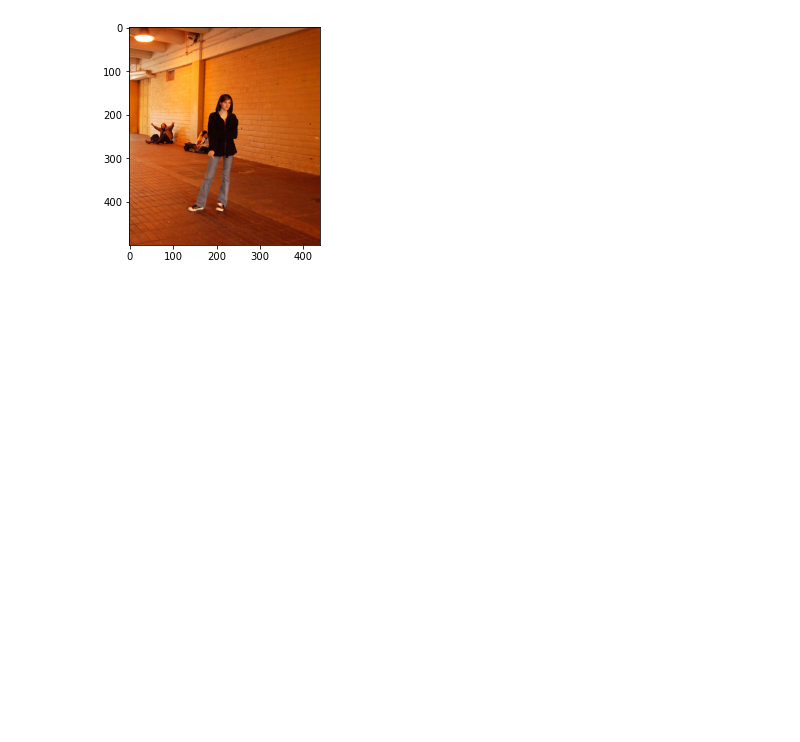
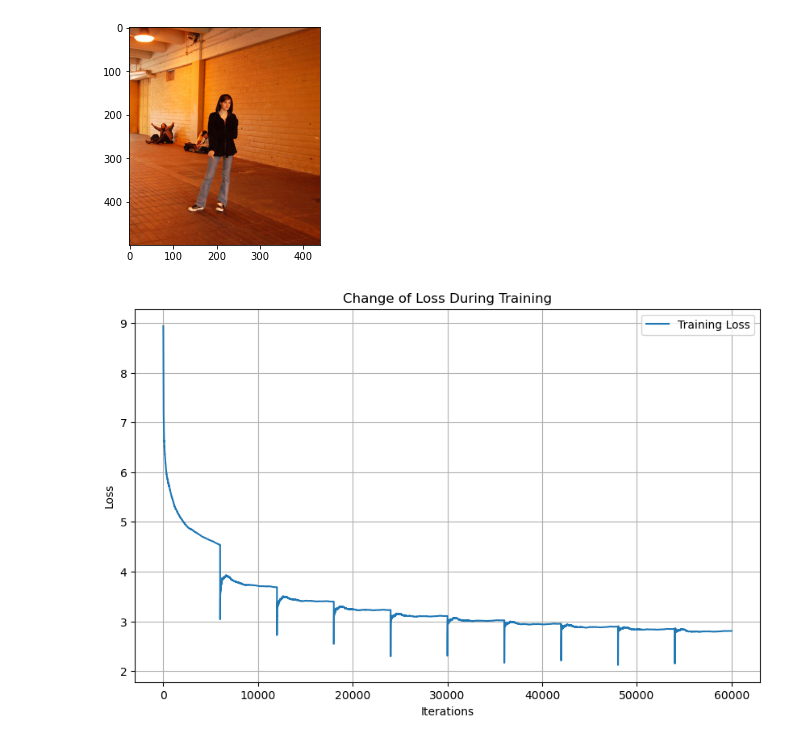
Before and after one commit to Kataraduo/aml-final, a Jupyter notebook: notebooks/01-Baseline.ipynb, the cells around one changed output. Saved outputs shown, nothing was run; the diff lists cells and outputs as text; code cells hidden in the pictures; blank space fills up the shorter version.

Commit message:
update baseline loss

```diff
--- a/notebooks/01-Baseline.ipynb
+++ b/notebooks/01-Baseline.ipynb
@@ -28,6 +28,7 @@ warnings.filterwarnings("ignore")
 DATASET_RAW = "../datasets/flickr/raw"
 DATASET_INTERIM = "../datasets/flickr/interim"
 CHECKPOINTS = "../checkpoints/flickr"
+OUTPUTS = "../outputs/baseline"
 # %% [markdown]
 ## Load & clean captions
 # %%
@@ -443,3 +444,33 @@ man in red shirt is standing on the edge of the water
 man in black shirt and jeans is walking down the street
 Average time for each inference: 1.74 seconds
 [figure]
+# %%
+import matplotlib.pyplot as plt
+import re
+import os
+
+loss_values = []
+
+with open(
+    os.path.join(OUTPUTS, 'train.log'), 'r'
+) as file:
+    for line in file:
+        # Use regex to find patterns of loss values in the log
+        match = re.search(r'loss: ([0-9]+\.[0-9]+)', line)
+        if match:
+            # If a loss value is found, convert it to float and append it to the list
+            loss_values.append(float(match.group(1)))
+
+
+# Plot the loss values
+plt.figure(figsize=(10, 6))
+plt.plot(loss_values, label='Training Loss')
+plt.xlabel('Iterations')
+plt.ylabel('Loss')
+plt.title('Change of Loss During Training')
+plt.grid()
+plt.legend()
+plt.savefig(os.path.join(OUTPUTS, 'img', 'loss.png'))
+plt.show()
+# %% [output]
+[figure, added]
```
Also changed, not shown: 2 other files.
